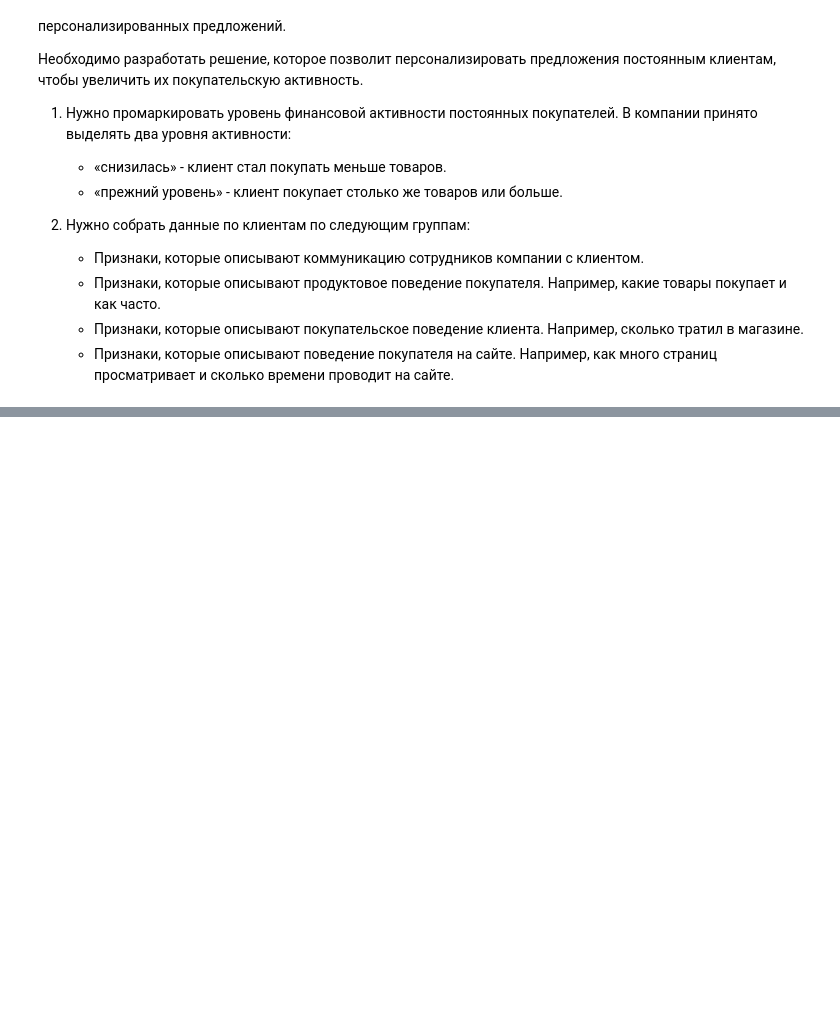
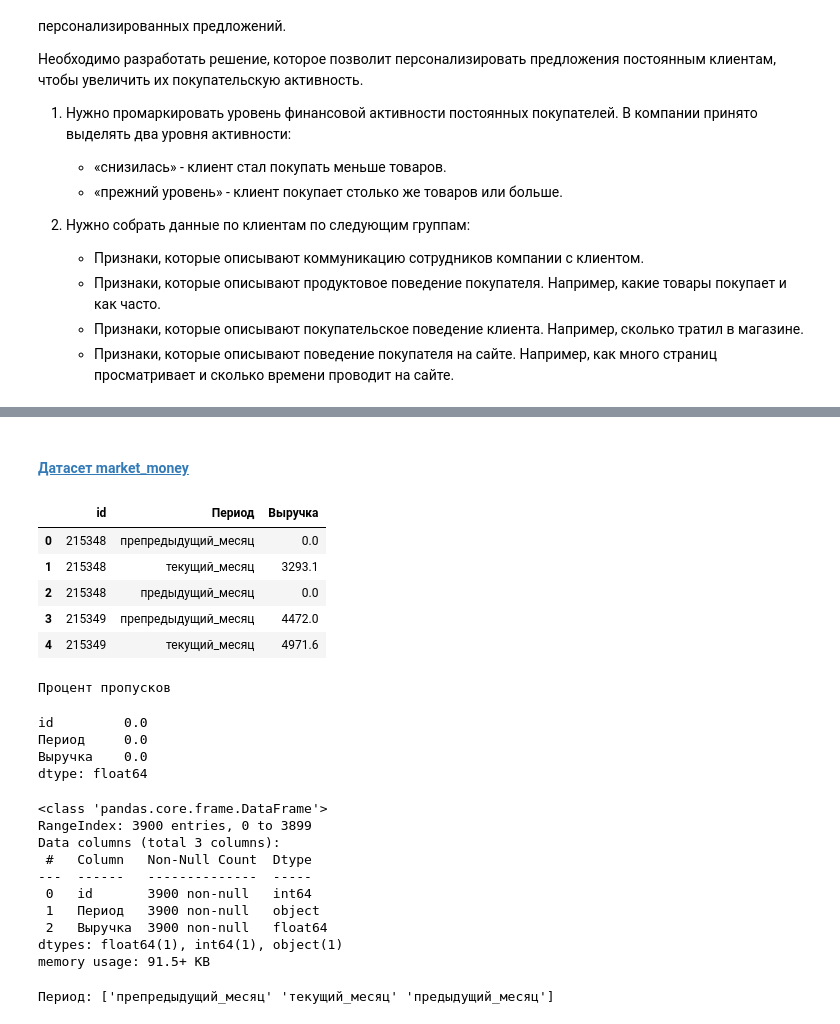
Before and after one commit to serguntsov/supervised_learning_one_click, a Jupyter notebook: market_one_click.ipynb, the cells around one changed output, grey strips where cells are left out. Saved outputs shown, nothing was run; the diff lists cells and outputs as text; code cells hidden in the pictures; blank space fills up the shorter version.

```diff
--- a/market_one_click.ipynb
+++ b/market_one_click.ipynb
@@ -118,0 +210,33 @@ from sklearn.metrics import accuracy_score, precision_score,recall_score, confus
+# %% [markdown]
+#### [Датасет market_money](#market_money)
+# %%
+try:
+    market_money = parse_dataset('./datasets/market_money.csv')
+except:
+    market_money = parse_dataset('datasets/market_money.csv')
+# %% [output]
+|  | id | Период | Выручка |
+| 0 | 215348 | препредыдущий_месяц | 0.0 |
+| 1 | 215348 | текущий_месяц | 3293.1 |
+| 2 | 215348 | предыдущий_месяц | 0.0 |
+| 3 | 215349 | препредыдущий_месяц | 4472.0 |
+| 4 | 215349 | текущий_месяц | 4971.6 |
+Процент пропусков
+id         0.0
+Период     0.0
+Выручка    0.0
+dtype: float64
+<class 'pandas.core.frame.DataFrame'>
+RangeIndex: 3900 entries, 0 to 3899
+Data columns (total 3 columns):
+ #   Column   Non-Null Count  Dtype
+---  ------   --------------  -----
+ 0   id       3900 non-null   int64
+ 1   Период   3900 non-null   object
+ 2   Выручка  3900 non-null   float64
+dtypes: float64(1), int64(1), object(1)
+memory usage: 91.5+ KB
+# %%
+unique_category(market_money)
+# %% [output]
+Период: ['препредыдущий_месяц' 'текущий_месяц' 'предыдущий_месяц']
```
Also changed, not shown: parts of 43 cells of this notebook.
